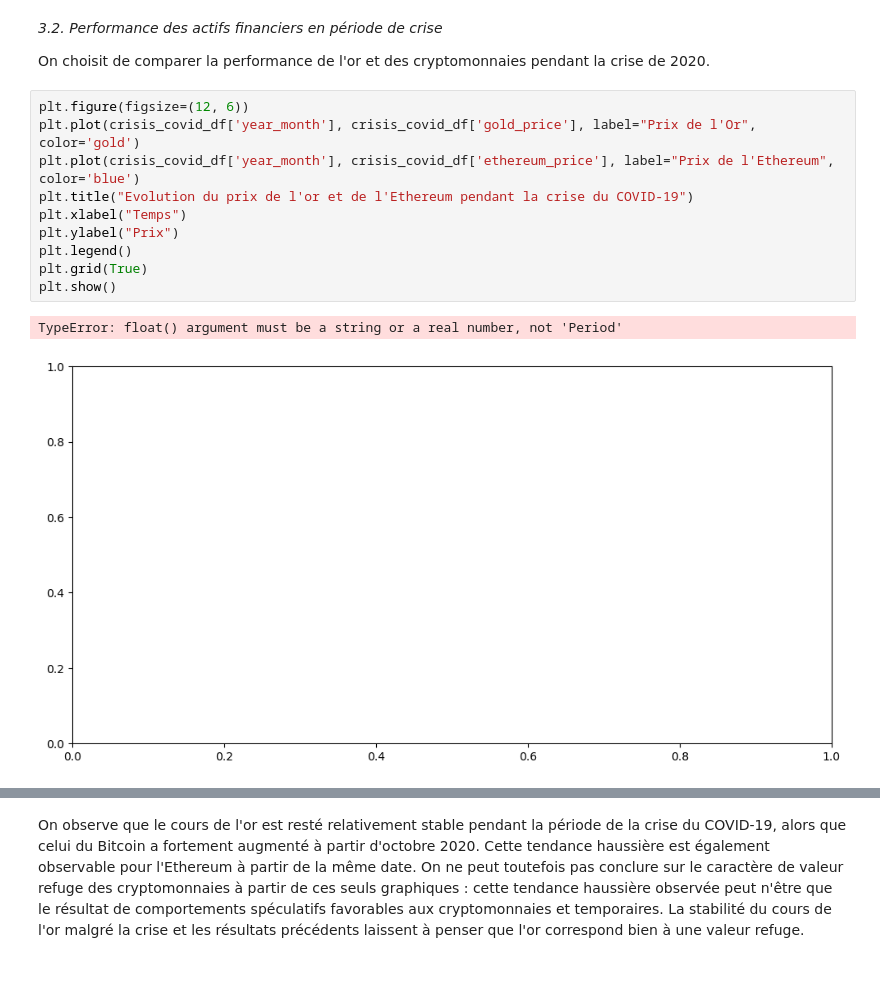
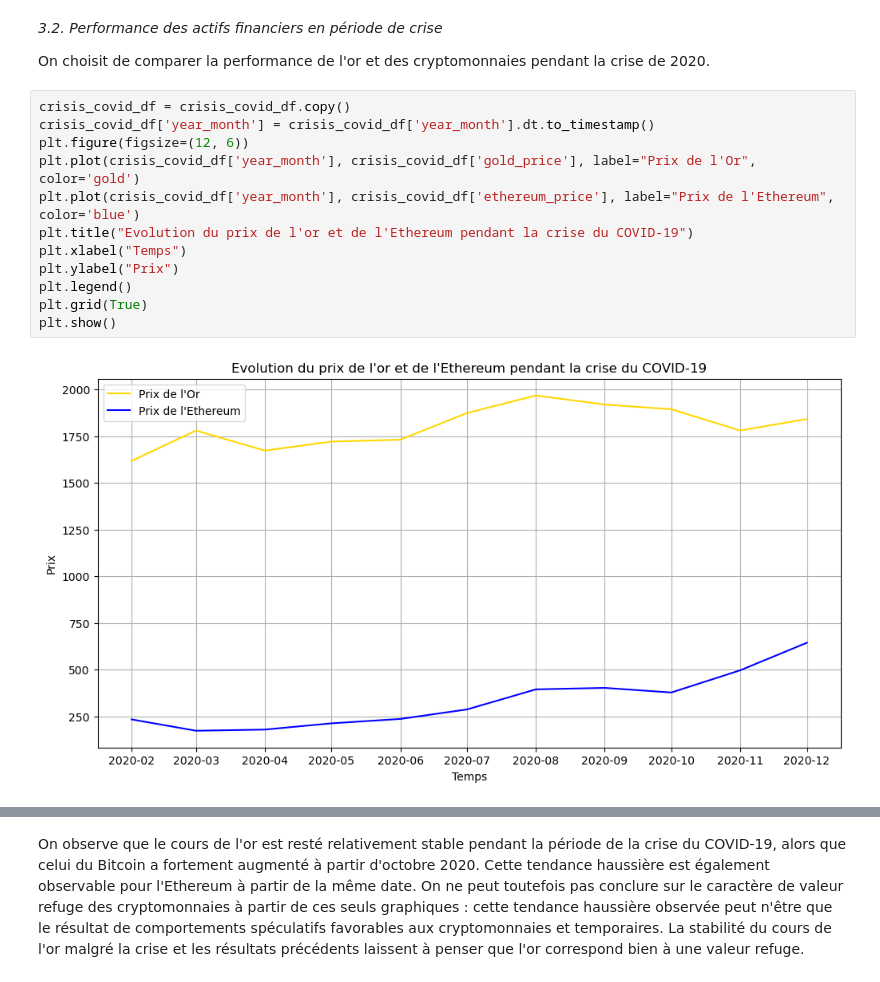
Before and after one commit to hafsaelibrahimi/projet_gold_refuge, a Jupyter notebook: main.ipynb, the cells around one changed output, grey strips where cells are left out. Saved outputs shown, nothing was run; the diff lists cells and outputs as text.

```diff
--- a/main.ipynb
+++ b/main.ipynb
@@ -553,18 +546,19 @@ La médiane pour les trois actifs est proche de zéro, ce qui suggère qu'on obs
 
 On choisit de comparer la performance de l'or et des cryptomonnaies pendant la crise de 2020.
 # %%
+crisis_covid_df = crisis_covid_df.copy()
+crisis_covid_df['year_month'] = crisis_covid_df['year_month'].dt.to_timestamp()
 plt.figure(figsize=(12, 6))
 plt.plot(crisis_covid_df['year_month'], crisis_covid_df['gold_price'], label="Prix de l'Or", color='gold')
 plt.plot(crisis_covid_df['year_month'], crisis_covid_df['ethereum_price'], label="Prix de l'Ethereum", color='blue')
 plt.title("Evolution du prix de l'or et de l'Ethereum pendant la crise du COVID-19")
 plt.xlabel("Temps")
 plt.ylabel("Prix")
 plt.legend()
 plt.grid(True)
 plt.show()
 # %% [output]
-TypeError: float() argument must be a string or a real number, not 'Period'
-[figure, old version]
+[figure, new version]
 # %%
 plt.figure(figsize=(12, 6))
 plt.plot(crisis_covid_df['year_month'], crisis_covid_df['bitcoin_price'], label="Prix du Bitcoin", color='orange')
```
Also changed, not shown: parts of 10 cells of this notebook.
